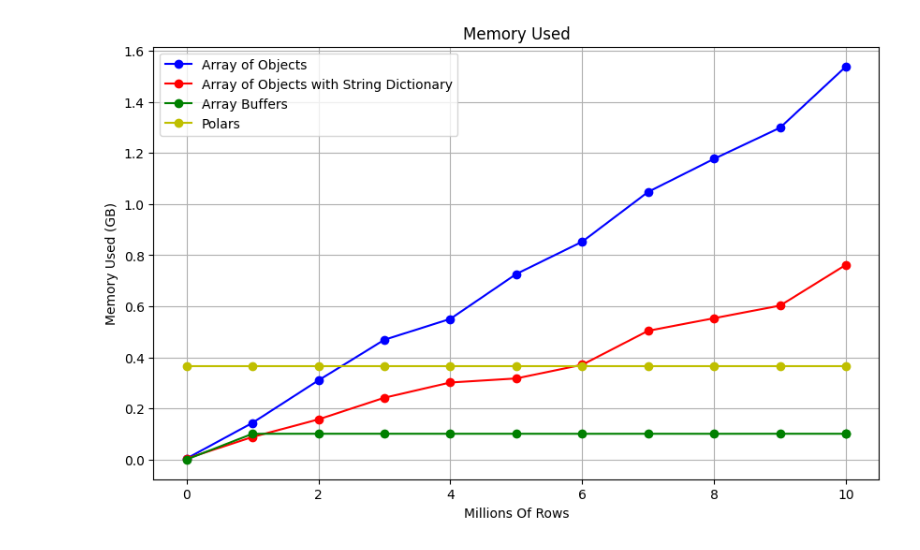
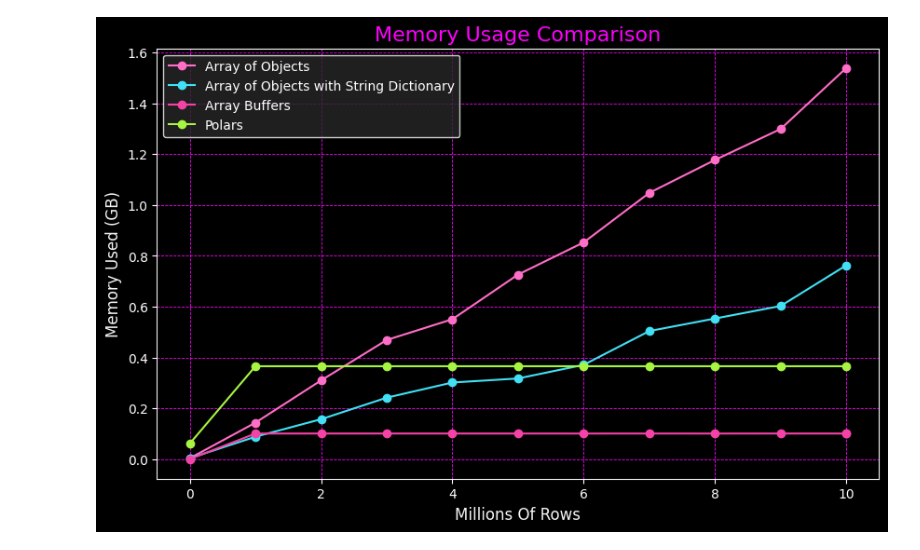
Before and after one commit to jackvial/processing-100-million-row-csv-in-memory, a Jupyter notebook: py/src/stats_notebook.ipynb, the cells around one changed output. Drawn from its saved outputs; the diff is of its cells as text; code cells hidden in the pictures.

Commit message:
slides

```diff
--- a/py/src/stats_notebook.ipynb
+++ b/py/src/stats_notebook.ipynb
@@ -15,49 +15,64 @@ array_of_objects_string_dict_df['heapUsed_GB'] = array_of_objects_string_dict_df
 # Convert 'rows' to millions of rows
 array_of_objects_df['rows_millions'] = array_of_objects_df['rows'] / 1_000_000
 array_of_objects_string_dict_df['rows_millions'] = array_of_objects_string_dict_df['rows'] / 1_000_000
 
 array_buffer_df['arrayBuffers_GB'] = array_buffer_df['arrayBuffers'] / (1024 ** 3)
 array_buffer_df['rows_millions'] = array_buffer_df['rows'] / 1_000_000
 
-# Polars: Create stub rows from 0 to 10 million and set the same value for each row
-rows = range(0, 11_000_000, 1_000_000)
+# Polars: Create stub rows for 0, 1M, 2M, ..., 10M and fill in between with the same value as the last row (10M)
+rows = range(1_000_000, 10_000_000, 1_000_000)
 
-# Create a DataFrame with the range of rows and fill the values with the data from the 10 million row
-last_row = polars_df.iloc[-1]  # Select the last row (10 million rows data)
+# Select the first row (0) and last row (10 million) from the original polars_df
+first_row = polars_df.iloc[0]
+last_row = polars_df.iloc[1]  # Since the second row contains 10 million data
 
-polars_filled_df = pd.DataFrame({
+# Create DataFrame for rows in between (1M to 9M)
+middle_rows = pd.DataFrame({
     'rows': rows,
     'rss': [last_row['rss']] * len(rows),
     'heapTotal': [last_row['heapTotal']] * len(rows),
     'heapUsed': [last_row['heapUsed']] * len(rows),
     'external': [last_row['external']] * len(rows),
     'arrayBuffers': [last_row['arrayBuffers']] * len(rows),
     'timestamp': [last_row['timestamp']] * len(rows),
 })
 
+# Combine the first row, middle rows, and the last row into one DataFrame
+polars_filled_df = pd.concat([polars_df.iloc[[0]], middle_rows, polars_df.iloc[[1]]], ignore_index=True)
+
 # Convert 'rss' to GB
 polars_filled_df['rss_GB'] = polars_filled_df['rss'] / (1024 ** 3)
 
 # Convert 'rows' to millions of rows
 polars_filled_df['rows_millions'] = polars_filled_df['rows'] / 1_000_000
 
-# Create a plot of heapUsed (in GB) against rows (in millions)
+# Apply Synthwave-style customizations
+plt.style.use('dark_background')
+
 plt.figure(figsize=(10, 6))
-plt.plot(array_of_objects_df['rows_millions'], array_of_objects_df['heapUsed_GB'], marker='o', linestyle='-', color='b', label='Array of Objects')
-plt.plot(array_of_objects_string_dict_df['rows_millions'], array_of_objects_string_dict_df['heapUsed_GB'], marker='o', linestyle='-', color='r', label='Array of Objects with String Dictionary')
-plt.plot(array_buffer_df['rows_millions'], array_buffer_df['arrayBuffers_GB'], marker='o', linestyle='-', color='g', label='Array Buffers')
-plt.plot(polars_filled_df['rows_millions'], polars_filled_df['rss_GB'], marker='o', linestyle='-', color='y', label='Polars')
 
-# Add labels and title
-plt.xlabel('Millions Of Rows')
-plt.ylabel('Memory Used (GB)')
-plt.title('Memory Used')
+# Plot data with synthwave colors
+plt.plot(array_of_objects_df['rows_millions'], array_of_objects_df['heapUsed_GB'], marker='o', linestyle='-', color='#ff6ec7', label='Array of Objects')
+plt.plot(array_of_objects_string_dict_df['rows_millions'], array_of_objects_string_dict_df['heapUsed_GB'], marker='o', linestyle='-', color='#42e0f5', label='Array of Objects with String Dictionary')
+plt.plot(array_buffer_df['rows_millions'], array_buffer_df['arrayBuffers_GB'], marker='o', linestyle='-', color='#f542a7', label='Array Buffers')
+plt.plot(polars_filled_df['rows_millions'], polars_filled_df['rss_GB'], marker='o', linestyle='-', color='#a7f542', label='Polars')
 
-# Add legend
-plt.legend()
+# Add labels and title with contrasting synthwave colors
+plt.xlabel('Millions Of Rows', fontsize=12, color='#f5f5f5')
+plt.ylabel('Memory Used (GB)', fontsize=12, color='#f5f5f5')
+plt.title('Memory Usage Comparison', fontsize=16, color='#ff00ff')
 
-# Display the plot with grid
-plt.grid(True)
+# Add legend with a custom background and border color
+legend = plt.legend(loc='upper left', fontsize=10)
+legend.get_frame().set_edgecolor('#ffffff')
+legend.get_frame().set_facecolor('#282828')
+
+# Add grid with neon colors
+plt.grid(True, which='both', color='#ff00ff', linestyle='--', linewidth=0.6)
+
+plt.savefig('/home/jack/code/df.ts/slides/memory_usage_comparison.png', dpi=300, bbox_inches='tight')
+
+# Display the plot
 plt.show()
 # %% [output]
-[figure, old version]
+[figure, new version]
```
Also changed, not shown: 1 other file.
